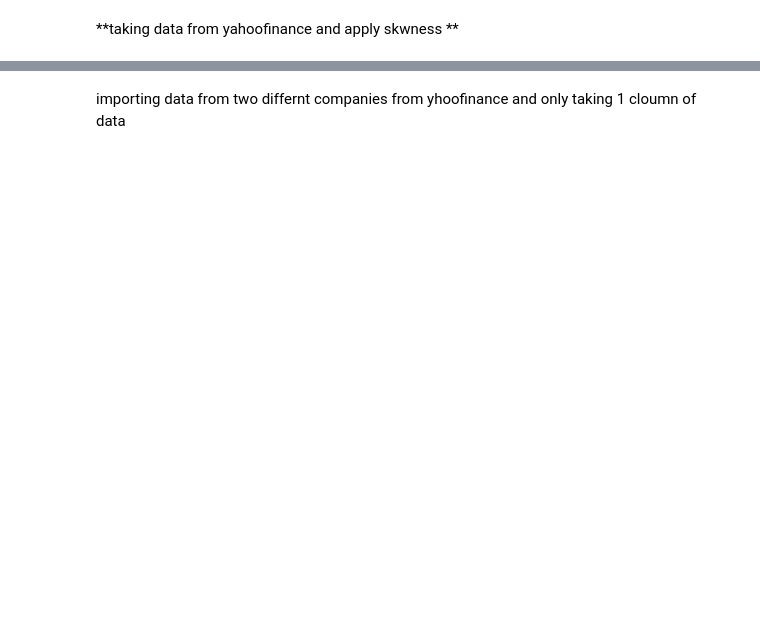
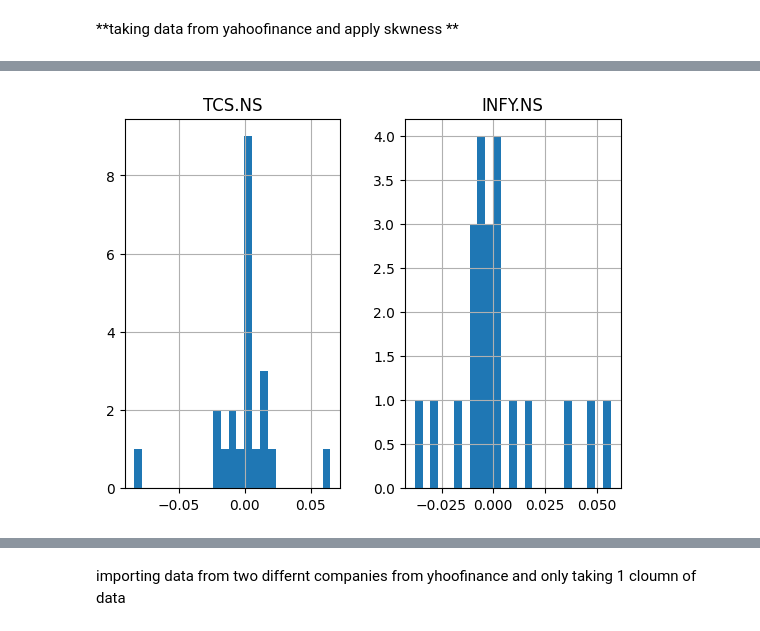
Before and after one commit to KARISHMA674/data-analytics., a Jupyter notebook: statspractice.ipynb, the cells around one changed output, grey strips where cells are left out. Cells and saved outputs as stored; diff of their text form; code cells hidden in the pictures; blank space fills up the shorter version.

```diff
--- a/statspractice.ipynb
+++ b/statspractice.ipynb
@@ -428,0 +844,3 @@ plt.show()
+# %%
+df4_return=df3.pct_change(1)
+print(df4_return)
@@ -428,0 +865,5 @@ plt.show()
+# %%
+df4_return.hist(bins=25)
+plt.show()
+# %% [output]
+[figure, added]
```
Also changed, not shown: parts of 89 cells of this notebook.
